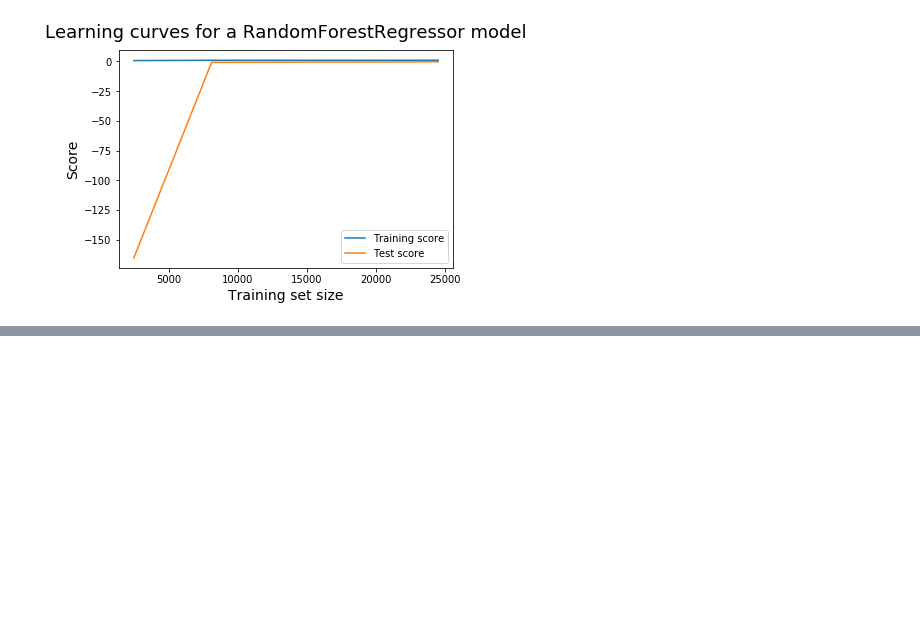
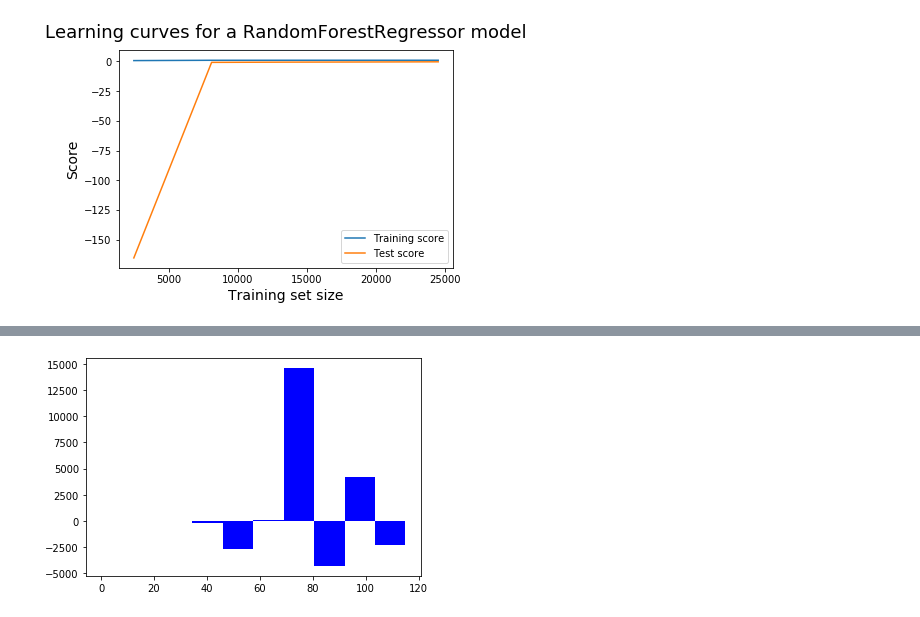
Before and after one commit to EduRibeiro00/CovidForecast-feup-iart, a Jupyter notebook: proj2/covid_analysis_rf.ipynb, the cells around one changed output, grey strips where cells are left out. Saved outputs shown, nothing was run; the diff lists cells and outputs as text; code cells hidden in the pictures; blank space fills up the shorter version.

```diff
--- a/proj2/covid_analysis_rf.ipynb
+++ b/proj2/covid_analysis_rf.ipynb
@@ -433,0 +453,6 @@ plt.legend()
+# %%
+# split the data into training and testing sets
+in_conf_train, in_conf_test, out_conf_train, out_conf_test = train_test_split(inputs, outputs, test_size=0.25, shuffle=True)
+
+# NOTE: actually, the "testing" set will be used for "manual" testing and plotting, while the training set will be
+# further divided in training and testing sets, in order to perform k-fold cross validation.
@@ -433,0 +537,16 @@ plt.legend()
+# %%
+usa_df = df.loc[df["Country/Region"] == "US"]
+usa_inputs = usa_df[["Lat_norm", "Long_norm", "Num_days_from_begin_norm"]].values
+usa_outputs = usa_df["Confirmed_inc"].values
+days_list = df["Num_days_from_begin"].unique()
+usa_pred_output = rf_estimator.predict(usa_inputs)
+
+first_day = df["Date"].min()
+last_day = df["Date"].max()
+
+diff_list = np.subtract(usa_outputs, usa_pred_output)
+
+plt.hist(days_list, weights=diff_list, color='blue', label="")
+plt.show()
+# %% [output]
+[figure, added]
```
Also changed, not shown: parts of 14 cells of this notebook.
